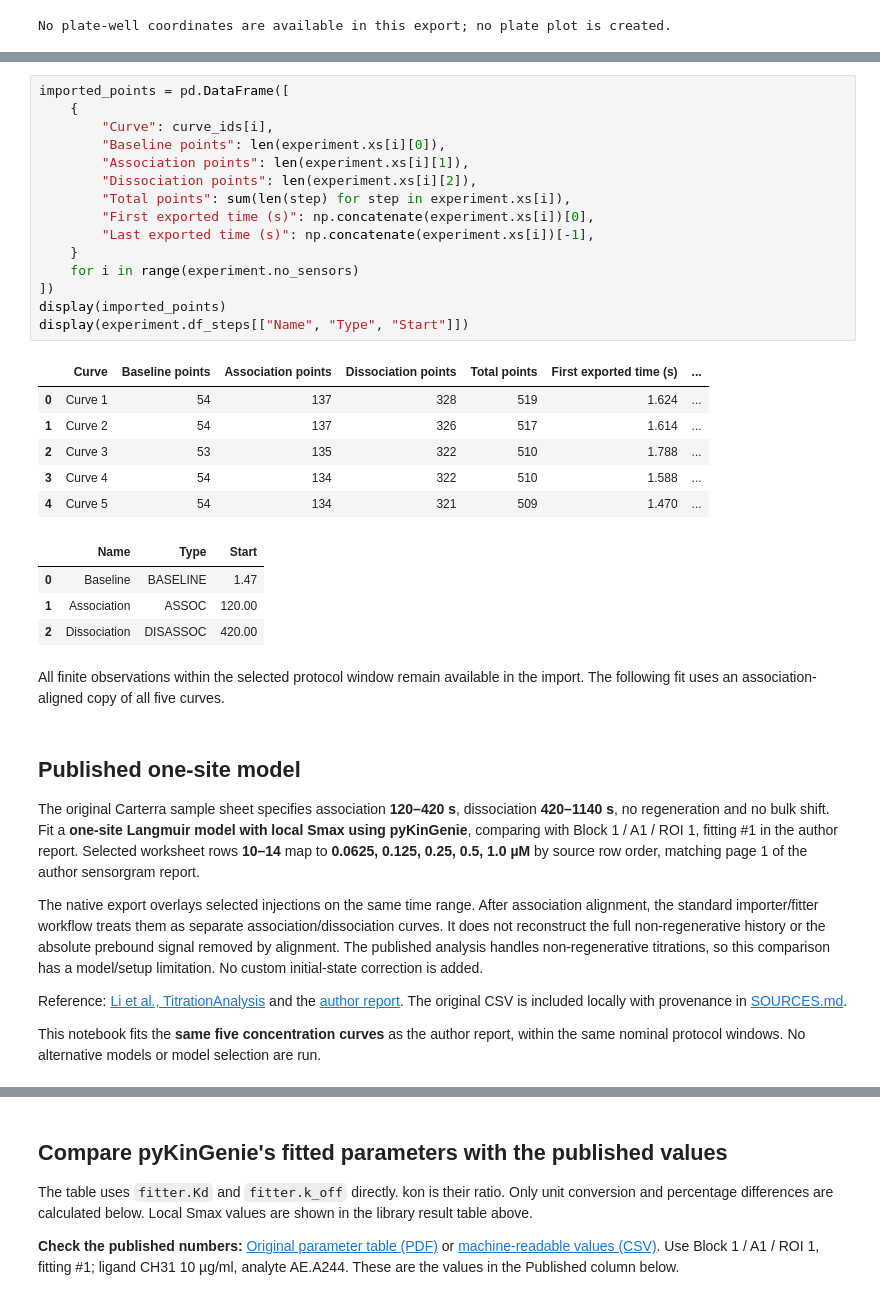
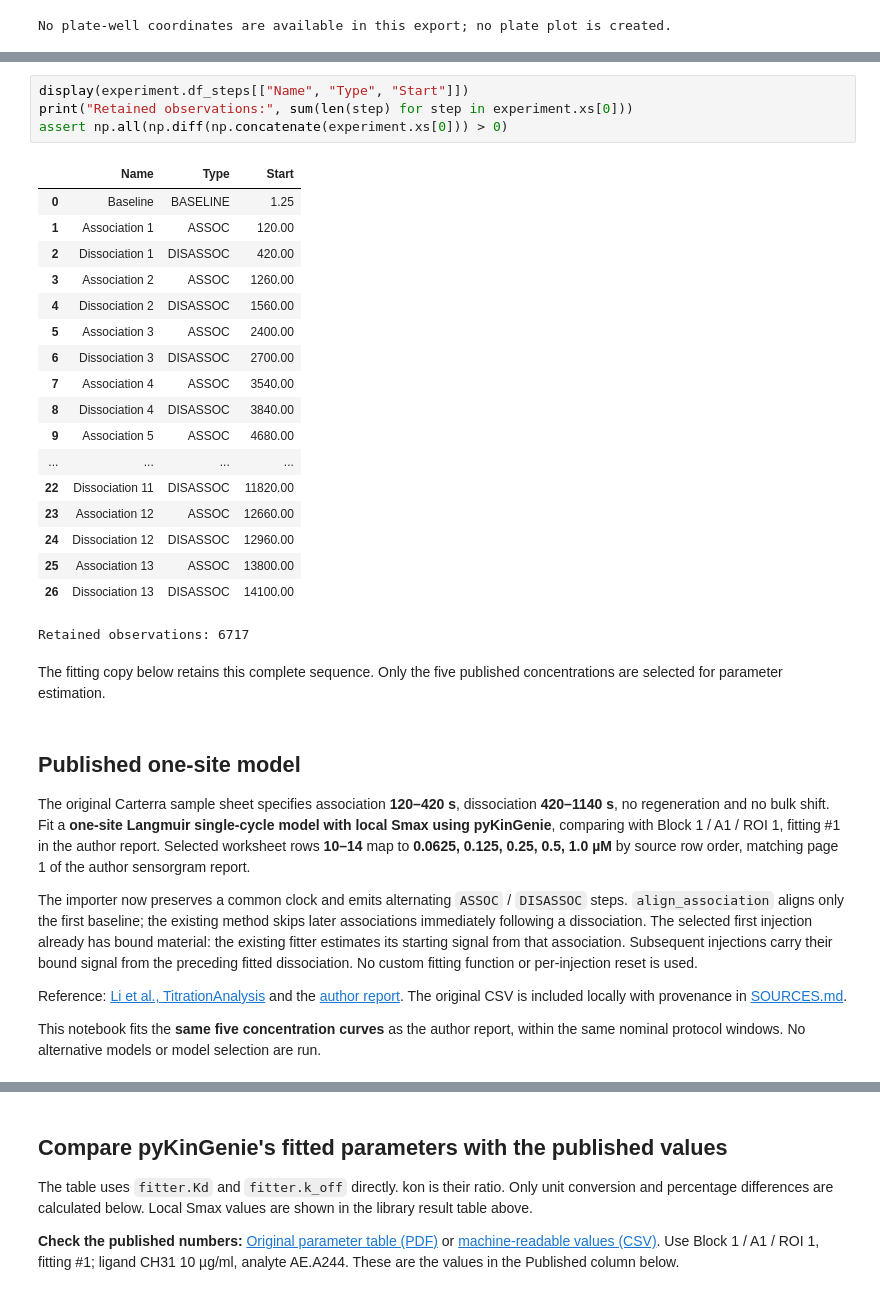
Before and after one commit to osvalB/pykingenie, a Jupyter notebook: notebooks/15_carterra_csv_import.ipynb, the cells around one changed output, grey strips where cells are left out. Drawn from its saved outputs; the diff is of its cells as text.

```diff
--- a/notebooks/15_carterra_csv_import.ipynb
+++ b/notebooks/15_carterra_csv_import.ipynb
@@ -205,47 +225,45 @@ Only observations in the stated protocol window are included in this excerpt.
 # %%
-imported_points = pd.DataFrame([
-    {
-        "Curve": curve_ids[i],
-        "Baseline points": len(experiment.xs[i][0]),
-        "Association points": len(experiment.xs[i][1]),
-        "Dissociation points": len(experiment.xs[i][2]),
-        "Total points": sum(len(step) for step in experiment.xs[i]),
-        "First exported time (s)": np.concatenate(experiment.xs[i])[0],
-        "Last exported time (s)": np.concatenate(experiment.xs[i])[-1],
-    }
-    for i in range(experiment.no_sensors)
-])
-display(imported_points)
 display(experiment.df_steps[["Name", "Type", "Start"]])
+print("Retained observations:", sum(len(step) for step in experiment.xs[0]))
+assert np.all(np.diff(np.concatenate(experiment.xs[0])) > 0)
 # %% [output]
-|  | Curve | Baseline points | Association points | Dissociation points | Total points | First exported time (s) | ... |
-| 0 | Curve 1 | 54 | 137 | 328 | 519 | 1.624 | ... |
-| 1 | Curve 2 | 54 | 137 | 326 | 517 | 1.614 | ... |
-| 2 | Curve 3 | 53 | 135 | 322 | 510 | 1.788 | ... |
-| 3 | Curve 4 | 54 | 134 | 322 | 510 | 1.588 | ... |
-| 4 | Curve 5 | 54 | 134 | 321 | 509 | 1.470 | ... |
+|  | Name | Type | Start |
+| 0 | Baseline | BASELINE | 1.25 |
+| 1 | Association 1 | ASSOC | 120.00 |
+| 2 | Dissociation 1 | DISASSOC | 420.00 |
+| 3 | Association 2 | ASSOC | 1260.00 |
+| 4 | Dissociation 2 | DISASSOC | 1560.00 |
+| 5 | Association 3 | ASSOC | 2400.00 |
+| 6 | Dissociation 3 | DISASSOC | 2700.00 |
+| 7 | Association 4 | ASSOC | 3540.00 |
+| 8 | Dissociation 4 | DISASSOC | 3840.00 |
+| 9 | Association 5 | ASSOC | 4680.00 |
+| ... | ... | ... | ... |
+| 22 | Dissociation 11 | DISASSOC | 11820.00 |
+| 23 | Association 12 | ASSOC | 12660.00 |
+| 24 | Dissociation 12 | DISASSOC | 12960.00 |
+| 25 | Association 13 | ASSOC | 13800.00 |
+| 26 | Dissociation 13 | DISASSOC | 14100.00 |
-|  | Name | Type | Start |
-| 0 | Baseline | BASELINE | 1.47 |
-| 1 | Association | ASSOC | 120.00 |
-| 2 | Dissociation | DISASSOC | 420.00 |
+Retained observations: 6717
 # %% [markdown]
-All finite observations within the selected protocol window remain available in the import. The following fit uses an association-aligned copy of all five curves.
+The fitting copy below retains this complete sequence. Only the five published concentrations are selected for parameter estimation.
 # %% [markdown]
 ## Published one-site model
 
 The original Carterra sample sheet specifies association **120–420 s**,
 dissociation **420–1140 s**, no regeneration and no bulk shift. Fit a **one-site
-Langmuir model with local Smax using pyKinGenie**, comparing
+Langmuir single-cycle model with local Smax using pyKinGenie**, comparing
 with Block 1 / A1 / ROI 1, fitting #1 in the author report. Selected worksheet
 rows **10–14** map to **0.0625, 0.125, 0.25, 0.5, 1.0 µM** by source row
 order, matching page 1 of the author sensorgram report.
 
-The native export overlays selected injections on the same time range. After
-association alignment, the standard importer/fitter workflow treats them as
-separate association/dissociation curves. It does not reconstruct the full
-non-regenerative history or the absolute prebound signal removed by alignment.
-The published analysis handles non-regenerative titrations, so this comparison
-has a model/setup limitation. No custom initial-state correction is added.
+The importer now preserves a common clock and emits alternating `ASSOC` /
+`DISASSOC` steps. `align_association` aligns only the first baseline; the existing
+method skips later associations immediately following a dissociation. The
+selected first injection already has bound material: the existing fitter
+estimates its starting signal from that association. Subsequent injections
+carry their bound signal from the preceding fitted dissociation. No custom
+fitting function or per-injection reset is used.
 
 Reference: [Li et al., TitrationAnalysis](https://pmc.ncbi.nlm.nih.gov/articles/PMC10667272/) and the [author report](https://github.com/DukeCHSI/TitrationAnalysis/blob/cb8112503658d24c4c6576503243fa506bf99e27/Example%20Files%20-%20Carterra/Titration%20Analysis_Carterra_Report_Example.csv). The original CSV is included locally with provenance in [SOURCES.md](data/spr_exports/SOURCES.md).
 
```
Also changed, not shown: parts of 15 cells of this notebook, 9 other files.
